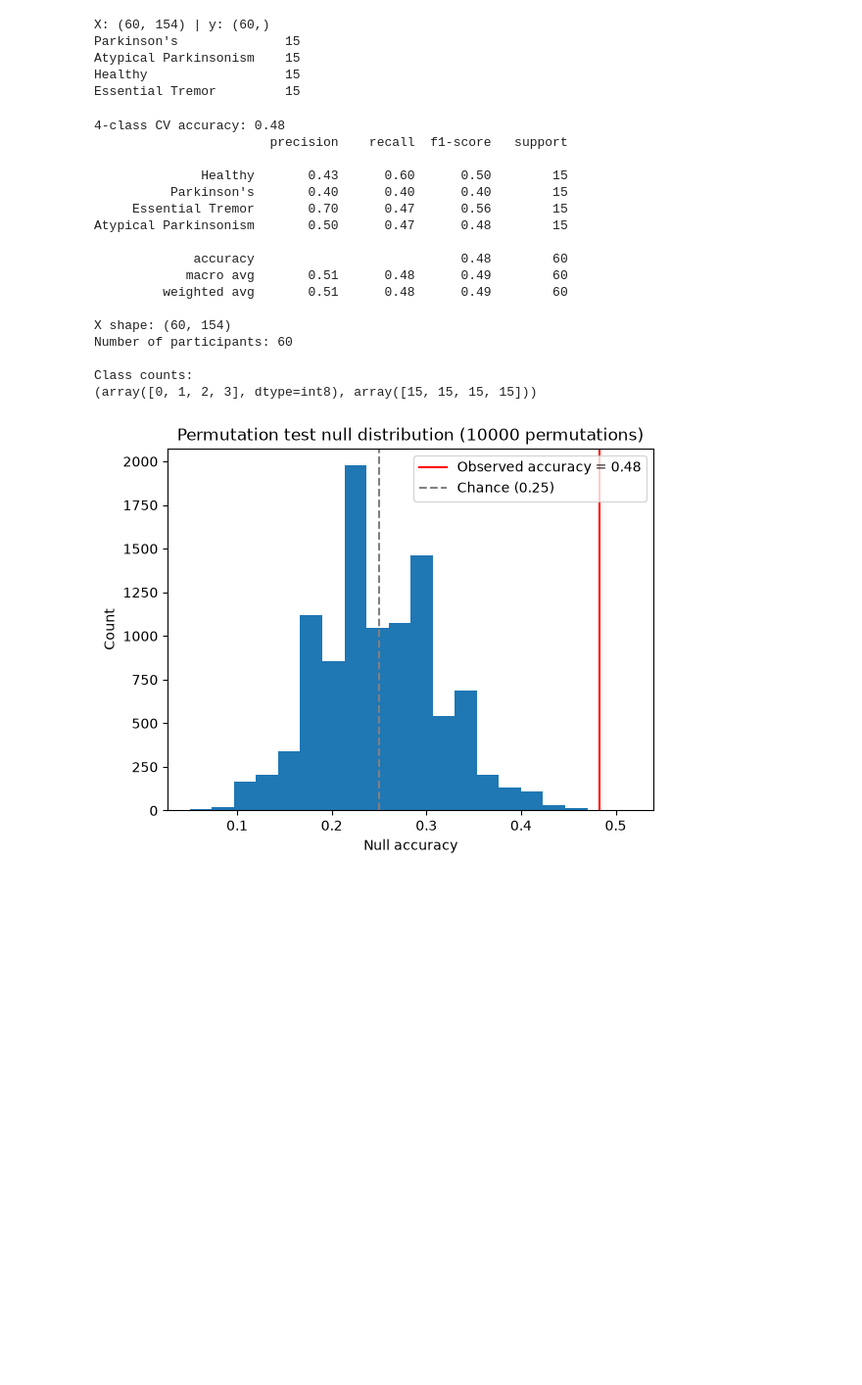
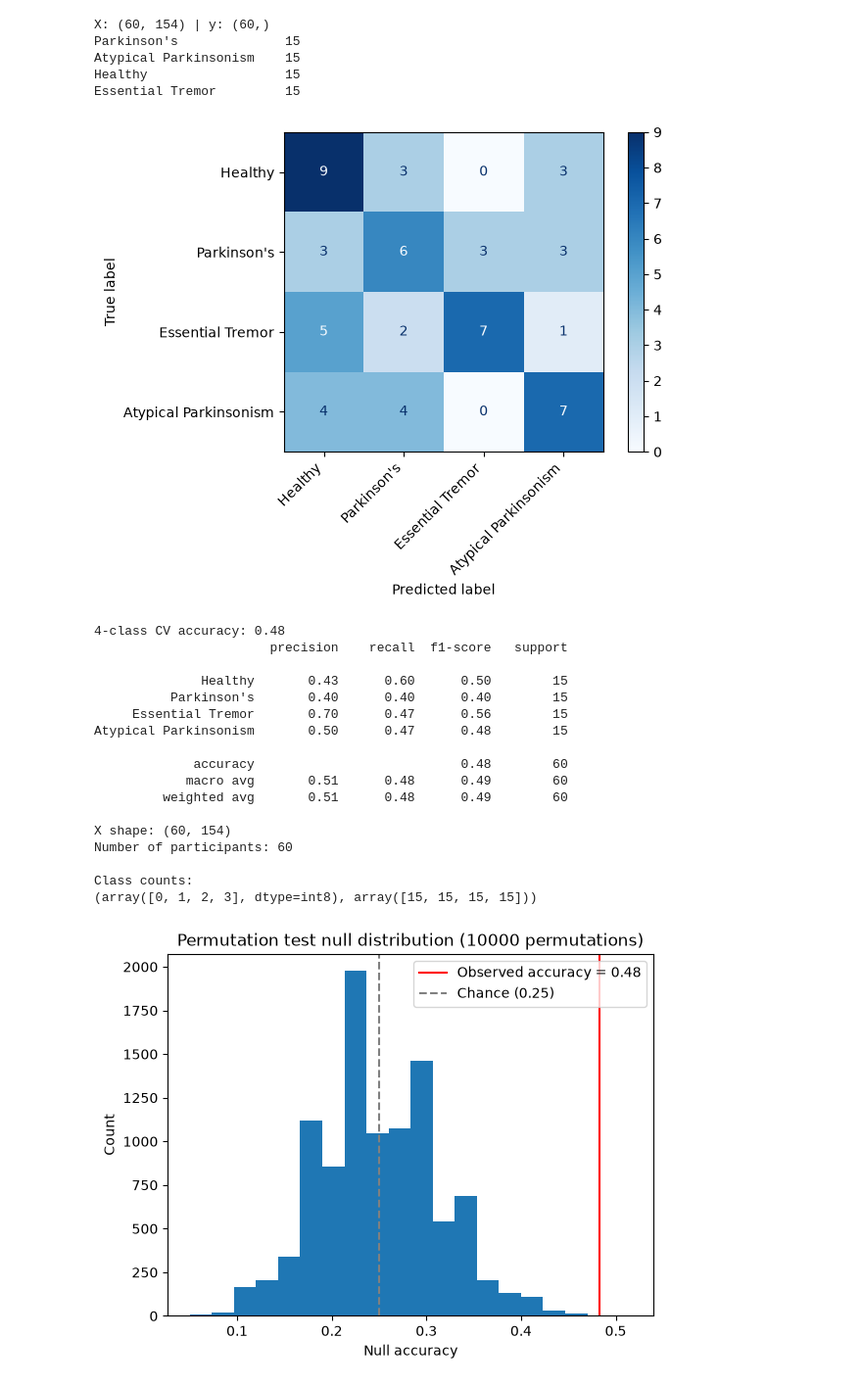
Before and after one commit to rishireti/ddc, a Jupyter notebook: notebooks/classification_no_ms.ipynb, the cells around one changed output. Shown at 98% size. Drawn from its saved outputs; the diff is of its cells as text; code cells hidden in the pictures; blank space fills up the shorter version.

```diff
--- a/notebooks/classification_no_ms.ipynb
+++ b/notebooks/classification_no_ms.ipynb
@@ -110,6 +110,7 @@ Atypical Parkinsonism    15
 Healthy                  15
 Essential Tremor         15
 # %%
+import matplotlib.pyplot as plt
 from sklearn.linear_model import LogisticRegression
 from sklearn.metrics import accuracy_score, classification_report
 from sklearn.model_selection import StratifiedKFold, cross_val_predict
@@ -128,35 +129,37 @@ predictions = cross_val_predict(
     y_model,
     cv=cv,
     method="predict",
 )
 
 from sklearn.metrics import confusion_matrix
 from sklearn.metrics import ConfusionMatrixDisplay
 
 cm = confusion_matrix(y_model, predictions)
 disp = ConfusionMatrixDisplay(
     confusion_matrix=cm,
     display_labels=group_names,
 )
-disp.plot(cmap="Blues")
-plt.title("Cross-Validated Confusion Matrix")
+disp.plot(cmap="Blues", xticks_rotation=45)
+plt.setp(disp.ax_.get_xticklabels(), ha="right")
+plt.subplots_adjust(bottom=0.2)
 plt.show()
 
 cv_accuracy = accuracy_score(y_model, predictions)
 print(f"4-class CV accuracy: {cv_accuracy:.2f}")
 print(
     classification_report(
         y_model,
         predictions,
         target_names=group_names,
         zero_division=0,
     )
 )
 print("X shape:", X_model.shape)
 print("Number of participants:", len(y_model))
 print("\nClass counts:")
 print(np.unique(y_model, return_counts=True))
 # %% [output]
+[figure, added]
 4-class CV accuracy: 0.48
                        precision    recall  f1-score   support
 
```
Also changed, not shown: 6 other files.
